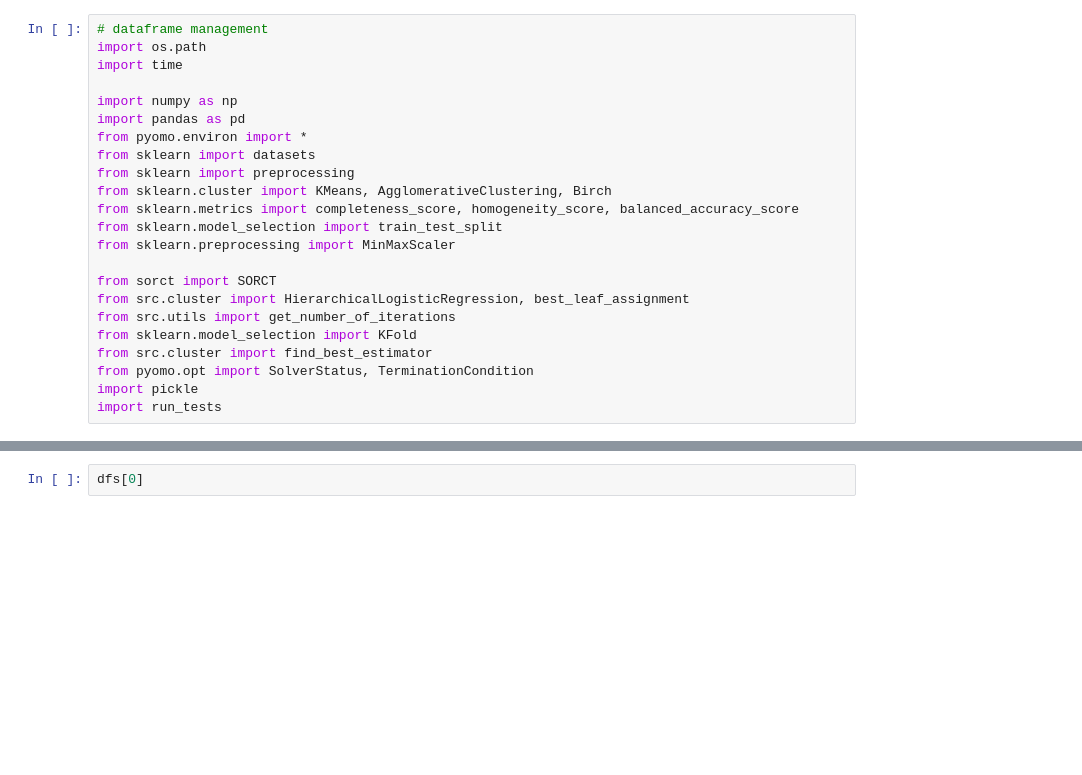
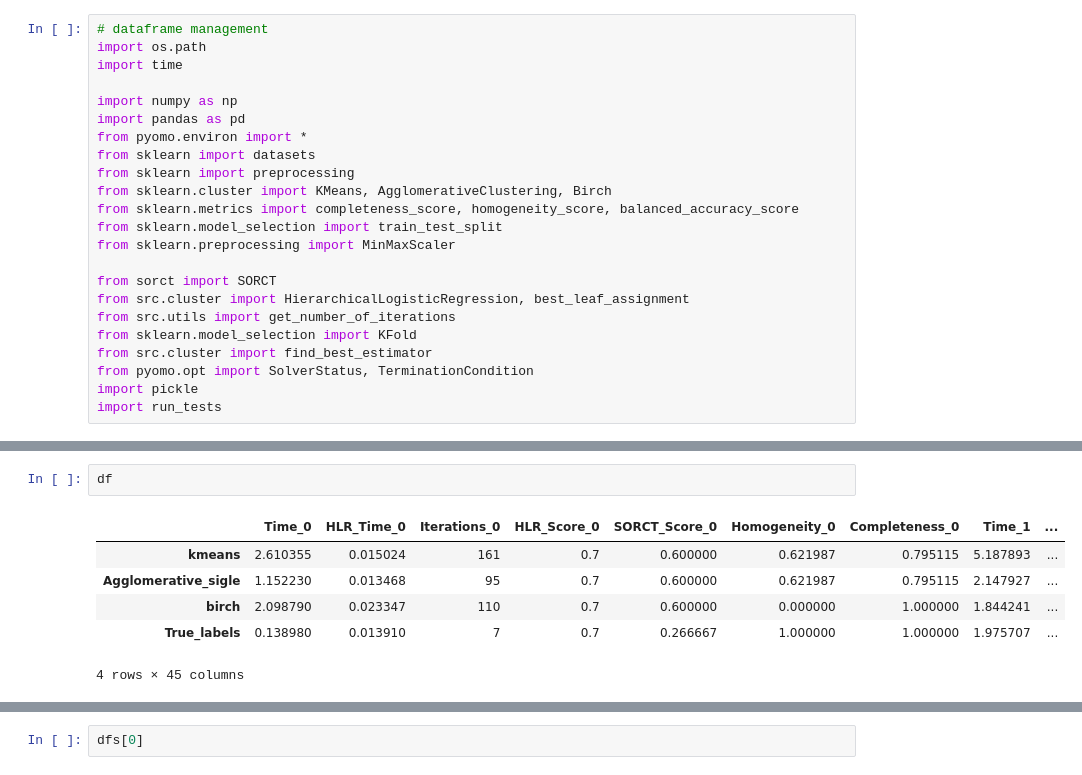
Before and after one commit to OscarPindaro/optimization-project, a Jupyter notebook: Results.ipynb, the cells around one changed output, grey strips where cells are left out. Cells and saved outputs as stored; diff of their text form; blank space fills up the shorter version.

```diff
--- a/Results.ipynb
+++ b/Results.ipynb
@@ -36,3 +46,12 @@ rob
+# %%
+df
+# %% [output]
+|  | Time_0 | HLR_Time_0 | Iterations_0 | HLR_Score_0 | SORCT_Score_0 | Homogeneity_0 | Completeness_0 | Time_1 | ... |
+| kmeans | 2.610355 | 0.015024 | 161 | 0.7 | 0.600000 | 0.621987 | 0.795115 | 5.187893 | ... |
+| Agglomerative_sigle | 1.152230 | 0.013468 | 95 | 0.7 | 0.600000 | 0.621987 | 0.795115 | 2.147927 | ... |
+| birch | 2.098790 | 0.023347 | 110 | 0.7 | 0.600000 | 0.000000 | 1.000000 | 1.844241 | ... |
+| True_labels | 0.138980 | 0.013910 | 7 | 0.7 | 0.266667 | 1.000000 | 1.000000 | 1.975707 | ... |
+4 rows × 45 columns
 # %%
 IGNORE_HLR_TIME = True
 N_FOLDS = 5
```
Also changed, not shown: parts of 4 cells of this notebook, 1 other file.
